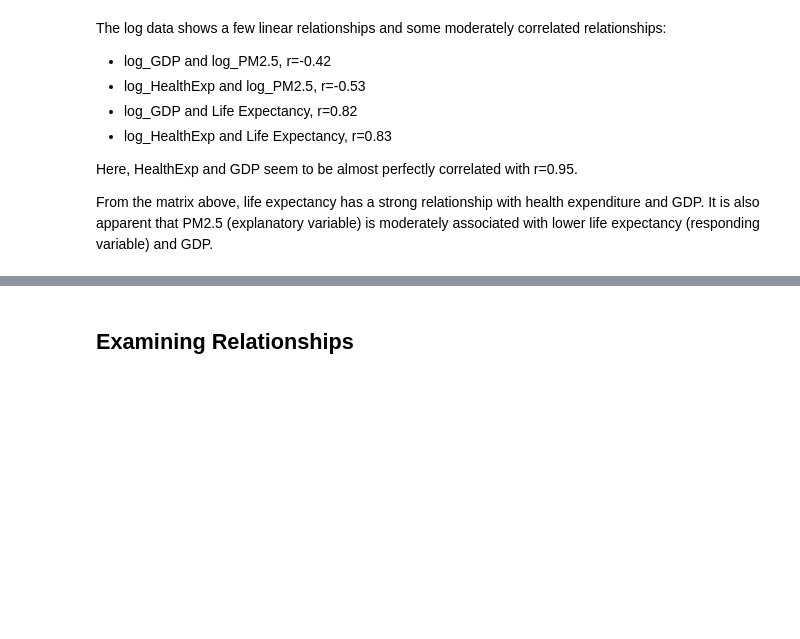
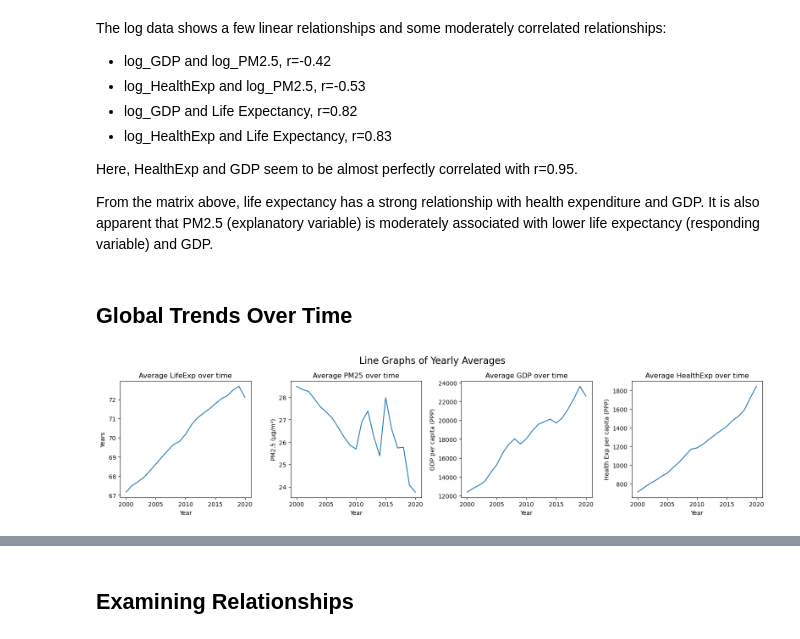
Before and after one commit to Gskakar/Mini_Project_195, a Jupyter notebook: 195_EDA.ipynb, the cells around one changed output, grey strips where cells are left out. Cells and saved outputs as stored; diff of their text form; code cells hidden in the pictures; blank space fills up the shorter version.

```diff
--- a/195_EDA.ipynb
+++ b/195_EDA.ipynb
@@ -127,3 +127,21 @@ The log data shows a few linear relationships and some moderately correlated rel
 Here, HealthExp and GDP seem to be almost perfectly correlated with r=0.95.<br>
 
 From the matrix above, life expectancy has a strong relationship with health expenditure and GDP. It is also apparent that PM2.5 (explanatory variable) is moderately associated with lower life expectancy (responding variable) and GDP.
+# %% [markdown]
+## Global Trends Over Time
+# %%
+# examining yearly trends of each variable
+yearly_avg = data.groupby('Year')[['LifeExp', 'PM25', 'GDP', 'HealthExp']].mean()
+y_labels = ["Years", "PM2.5 (\u03bcg/m\u00B3)", "GDP per capita (PPP)", "Health Exp per capita (PPP)"]
+
+fig, axes = plt.subplots(1, 4, figsize=(16, 4))
+for ax, col, y in zip(axes, ['LifeExp', 'PM25', 'GDP', 'HealthExp'], y_labels):
+    ax.plot(yearly_avg.index, yearly_avg[col])
+    ax.set_title(f'Average {col} over time')
+    ax.set_xlabel('Year')
+    ax.set_ylabel(y)
+plt.tight_layout(rect=[0, 0, 1, 0.92])
+plt.suptitle("Line Graphs of Yearly Averages", fontsize=16)
+plt.show()
+# %% [output]
+[figure, added]
```
Also changed, not shown: parts of 4 cells of this notebook.
